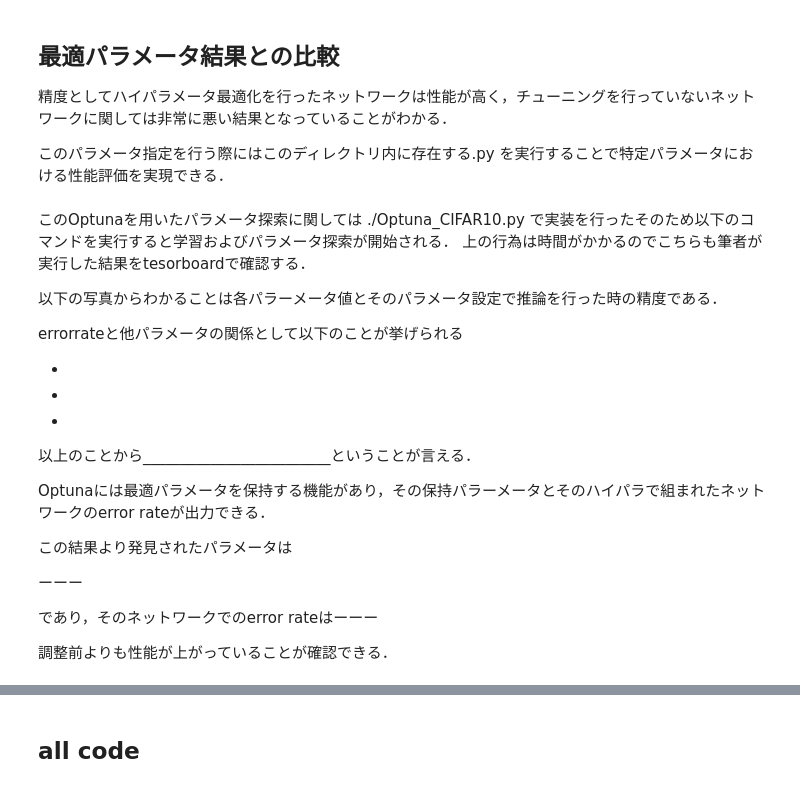
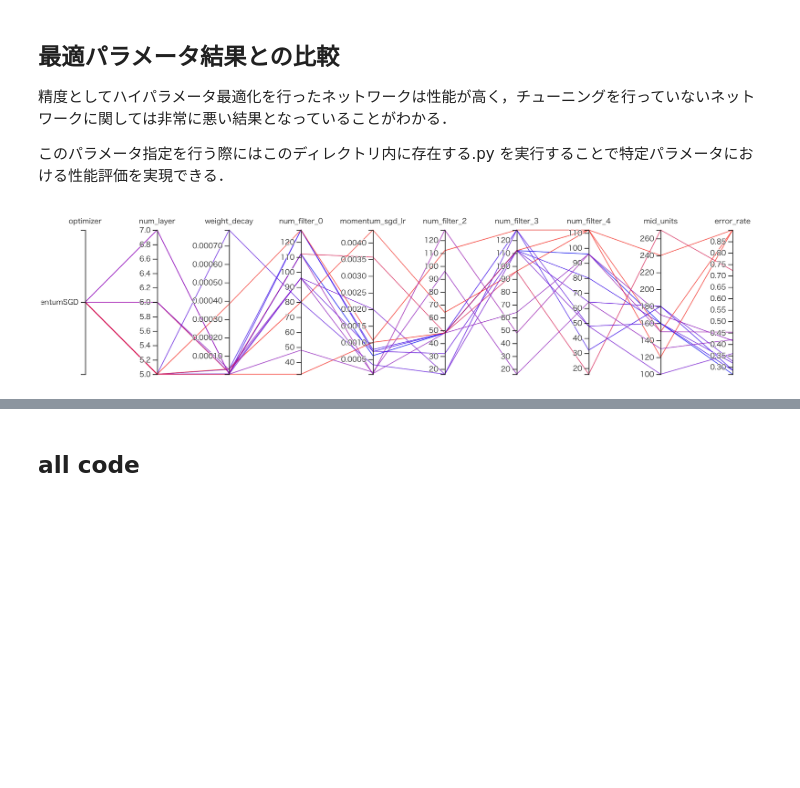
Before and after one commit to yanoyoshiki/torch_tutorial_y-i-2, a Jupyter notebook: src/Optuna_with_PyTorch_CIFAR10.ipynb, the cells around one changed output, grey strips where cells are left out. Cells and saved outputs as stored; diff of their text form; code cells hidden in the pictures; blank space fills up the shorter version.

```diff
--- a/src/Optuna_with_PyTorch_CIFAR10.ipynb
+++ b/src/Optuna_with_PyTorch_CIFAR10.ipynb
@@ -224,31 +255,9 @@ KeyboardInterrupt:
 
 
 このパラメータ指定を行う際にはこのディレクトリ内に存在する.py を実行することで特定パラメータにおける性能評価を実現できる．
-# %% [markdown]
-このOptunaを用いたパラメータ探索に関しては ./Optuna_CIFAR10.py で実装を行ったそのため以下のコマンドを実行すると学習およびパラメータ探索が開始される．
-上の行為は時間がかかるのでこちらも筆者が実行した結果をtesorboardで確認する．
-
-以下の写真からわかることは各パラーメータ値とそのパラメータ設定で推論を行った時の精度である．
-
-errorrateと他パラメータの関係として以下のことが挙げられる
-
-
--
--
--
-
-以上のことから_________________________ということが言える．
-
-Optunaには最適パラメータを保持する機能があり，その保持パラーメータとそのハイパラで組まれたネットワークのerror rateが出力できる．
-
-
-この結果より発見されたパラメータは
-
-
-ーーー
-
-
-であり，そのネットワークでのerror rateはーーー
-
-
-調整前よりも性能が上がっていることが確認できる．
+# %%
+from PIL import Image
+img=Image.open("CIFAR10.png")
+img
+# %% [output]
+[figure, added]
```
Also changed, not shown: parts of 5 cells of this notebook, 1 other file.
